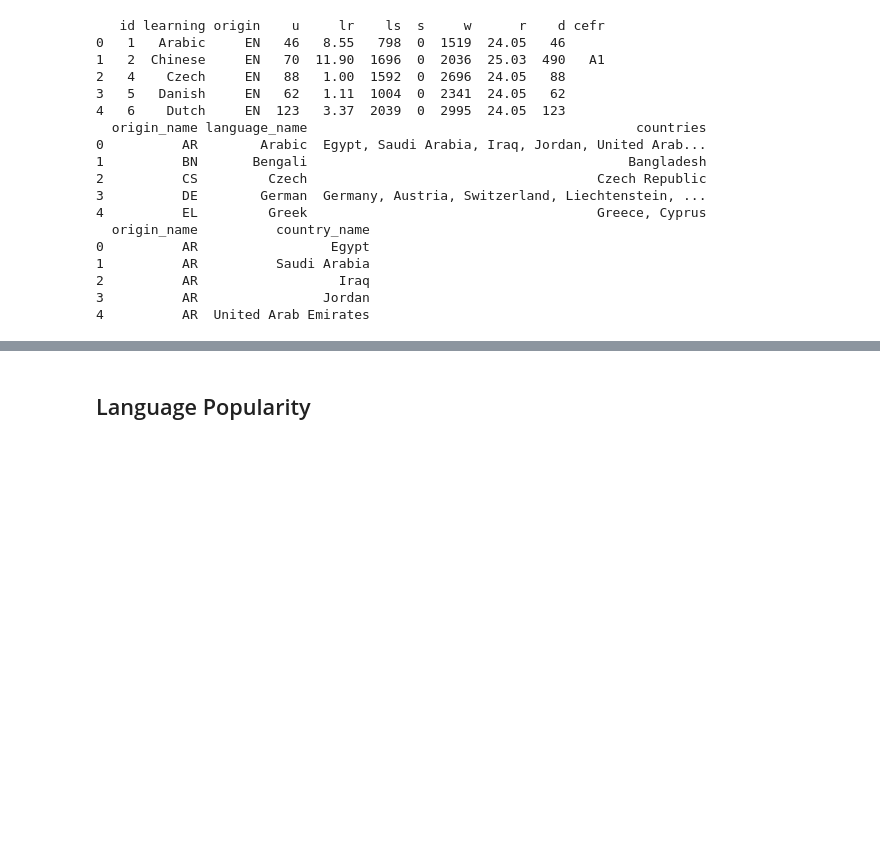
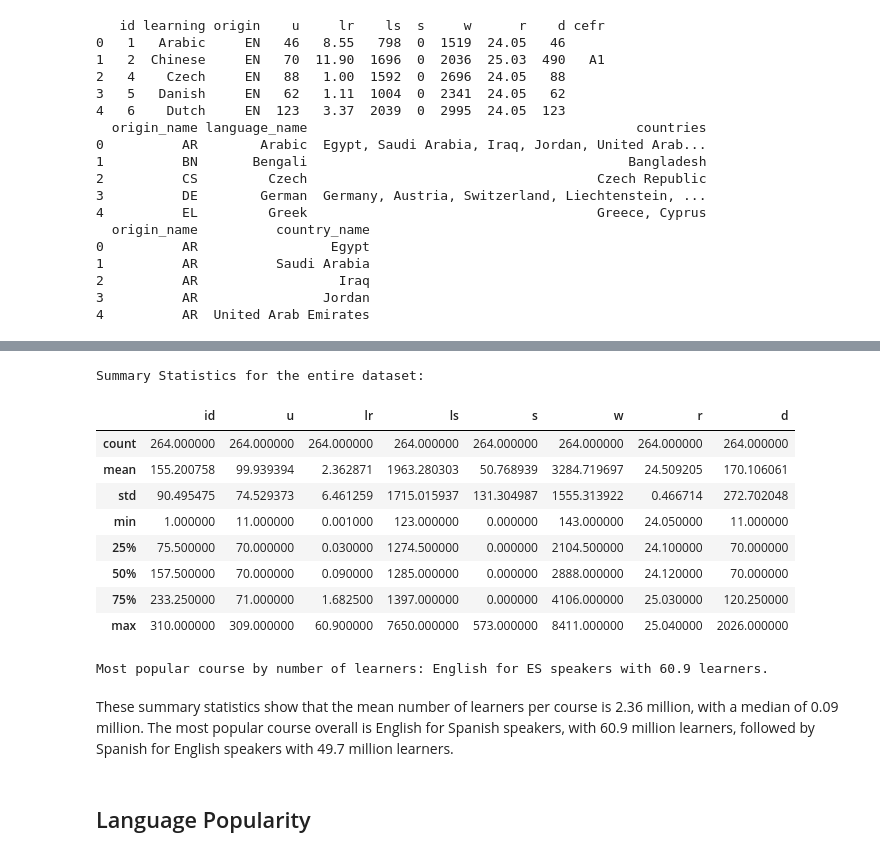
Before and after one commit to harrysmale/EmpiricalProject, a Jupyter notebook: blog.ipynb, the cells around one changed output, grey strips where cells are left out. Cells and saved outputs as stored; diff of their text form; code cells hidden in the pictures; blank space fills up the shorter version.

Commit message:
Updated summary statistics

```diff
--- a/blog.ipynb
+++ b/blog.ipynb
@@ -69,3 +80,30 @@ print(countries_df.head())
+# %%
+# Summary statistics for the entire dataset
+summary_stats = df.describe()
+print("Summary Statistics for the entire dataset:")
+summary_stats
+# %% [output]
+Summary Statistics for the entire dataset:
+|  | id | u | lr | ls | s | w | r | d |
+| count | 264.000000 | 264.000000 | 264.000000 | 264.000000 | 264.000000 | 264.000000 | 264.000000 | 264.000000 |
+| mean | 155.200758 | 99.939394 | 2.362871 | 1963.280303 | 50.768939 | 3284.719697 | 24.509205 | 170.106061 |
+| std | 90.495475 | 74.529373 | 6.461259 | 1715.015937 | 131.304987 | 1555.313922 | 0.466714 | 272.702048 |
+| min | 1.000000 | 11.000000 | 0.001000 | 123.000000 | 0.000000 | 143.000000 | 24.050000 | 11.000000 |
+| 25% | 75.500000 | 70.000000 | 0.030000 | 1274.500000 | 0.000000 | 2104.500000 | 24.100000 | 70.000000 |
+| 50% | 157.500000 | 70.000000 | 0.090000 | 1285.000000 | 0.000000 | 2888.000000 | 24.120000 | 70.000000 |
+| 75% | 233.250000 | 71.000000 | 1.682500 | 1397.000000 | 0.000000 | 4106.000000 | 25.030000 | 120.250000 |
+| max | 310.000000 | 309.000000 | 60.900000 | 7650.000000 | 573.000000 | 8411.000000 | 25.040000 | 2026.000000 |
+# %%
+# ordering the dataframe by the number of learners
+most_popular_course_df = df.sort_values(by="lr", ascending=False)
+most_popular_course_language = most_popular_course_df.iloc[0]["learning"]
+most_popular_course_learners = most_popular_course_df.iloc[0]["origin"]
+print(f"Most popular course by number of learners: {most_popular_course_language} for {most_popular_course_df.iloc[0]['origin']} speakers with {most_popular_course_df.iloc[0]['lr']} learners.")
+# %% [output]
+Most popular course by number of learners: English for ES speakers with 60.9 learners.
+# %% [markdown]
+These summary statistics show that the mean number of learners per course is 2.36 million, with a median of 0.09 million.
+The most popular course overall is English for Spanish speakers, with 60.9 million learners, followed by Spanish for English speakers with 49.7 million learners.
 # %% [markdown]
 ## Language Popularity
 # %%
```
Also changed, not shown: parts of 1 cell of this notebook.
